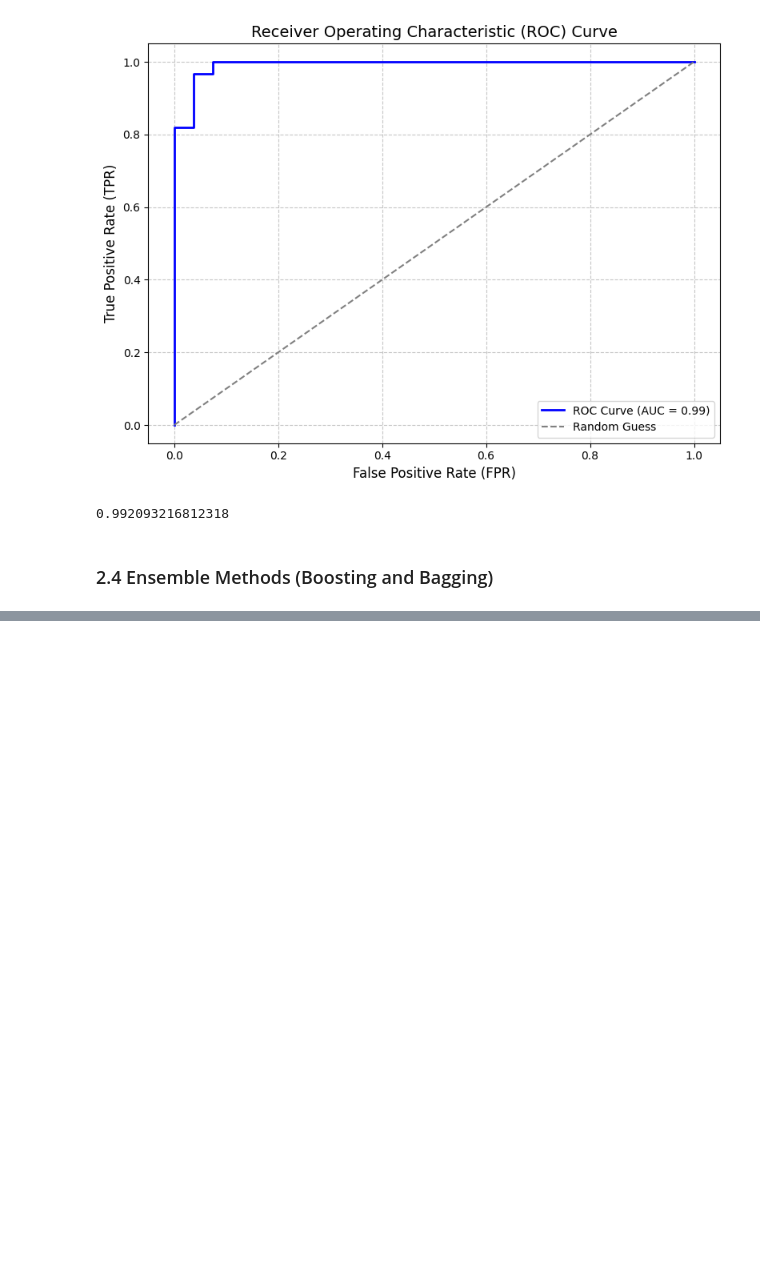
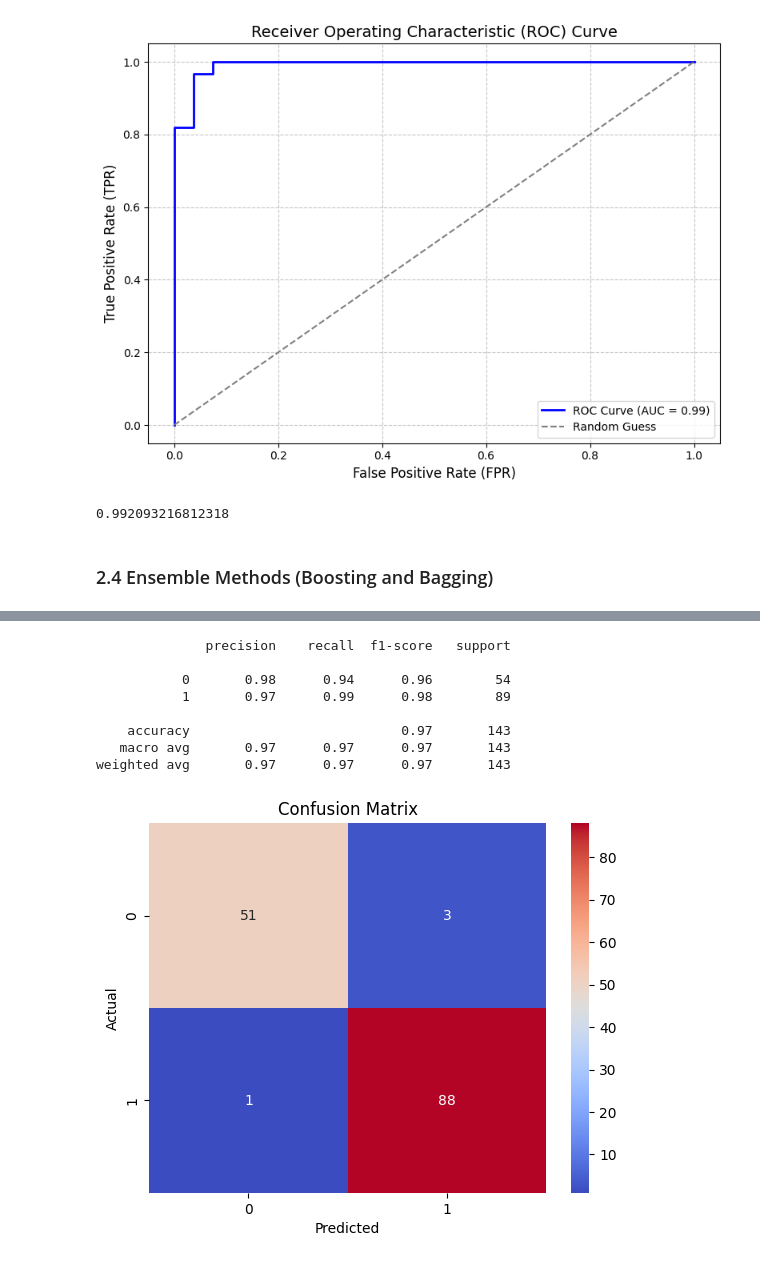
Before and after one commit to Mohammed-Abed-Alkareem/ML-Algorithms-Evaluation, a Jupyter notebook: AssignmentFiles/assignment.ipynb, the cells around one changed output, grey strips where cells are left out. Saved outputs shown, nothing was run; the diff lists cells and outputs as text; code cells hidden in the pictures; blank space fills up the shorter version.

```diff
--- a/AssignmentFiles/assignment.ipynb
+++ b/AssignmentFiles/assignment.ipynb
@@ -448,0 +573,28 @@ print(auc_score)
+# %%
+# Train with the best parameters
+ada = AdaBoostClassifier(learning_rate =  1, n_estimators = 1300)
+ada.fit(X_train, y_train)
+
+# Test on the test set
+y_pred = rf.predict(X_test)
+
+# Get full report
+print(classification_report(y_test, y_pred))
+
+# Confusion matrix plot
+cm = confusion_matrix(y_test, y_pred)
+sns.heatmap(cm, annot=True, fmt='d', cmap='coolwarm')
+plt.xlabel('Predicted')
+plt.ylabel('Actual')
+plt.title('Confusion Matrix')
+plt.show()
+# %% [output]
+              precision    recall  f1-score   support
+
+           0       0.98      0.94      0.96        54
+           1       0.97      0.99      0.98        89
+
+    accuracy                           0.97       143
+   macro avg       0.97      0.97      0.97       143
+weighted avg       0.97      0.97      0.97       143
+[figure, added]
```
Also changed, not shown: parts of 13 cells of this notebook.
